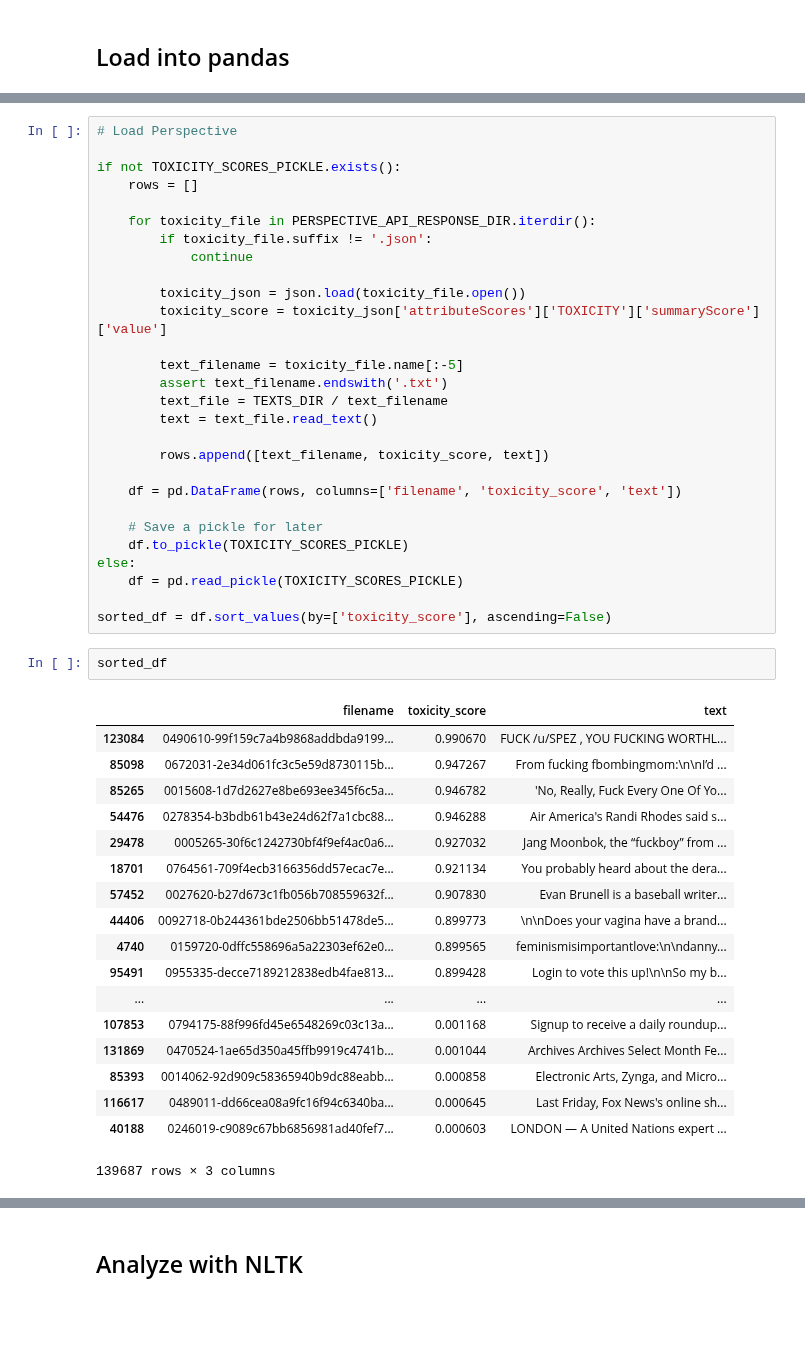
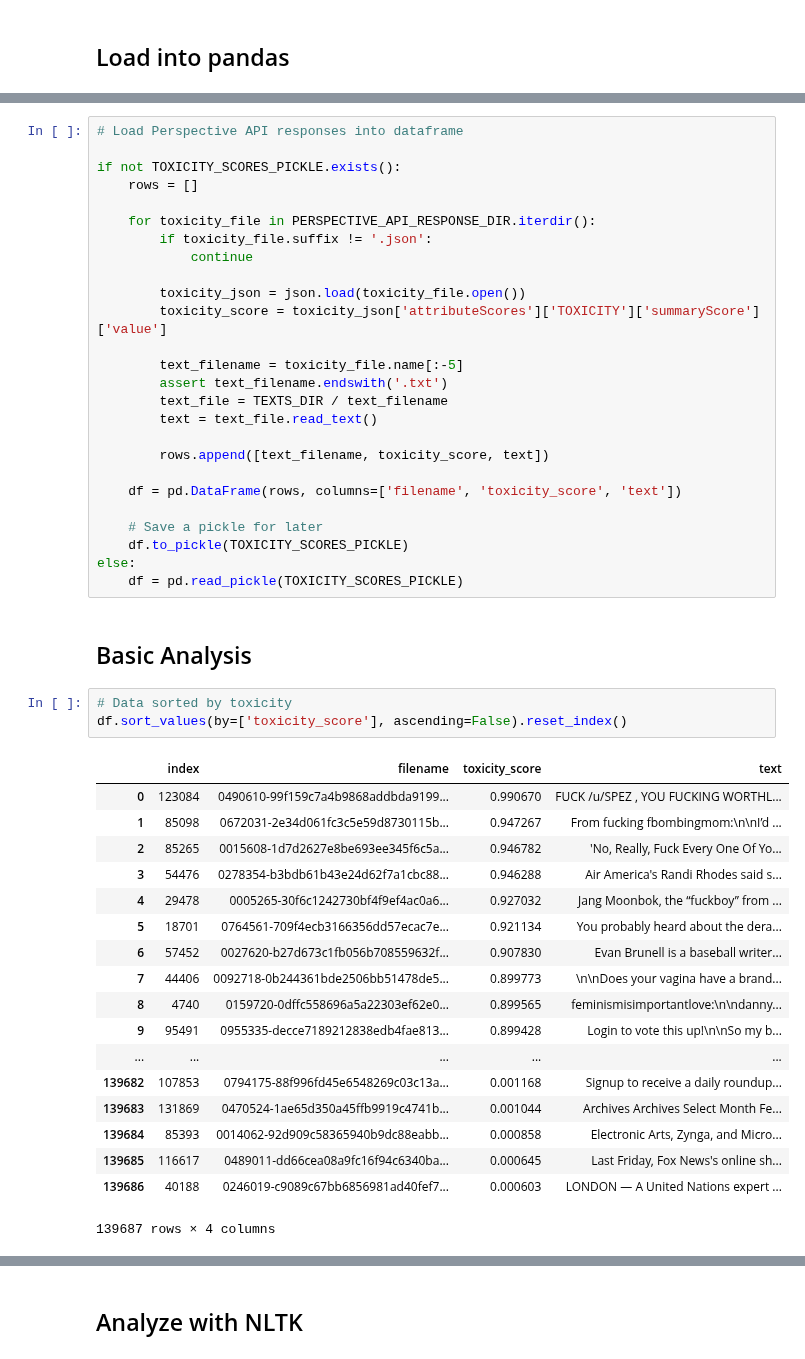
Before and after one commit to allenai/real-toxicity-prompts, a Jupyter notebook: perspective_api_statistics.ipynb, the cells around one changed output, grey strips where cells are left out. Drawn from its saved outputs; the diff is of its cells as text; blank space fills up the shorter version.

Commit message:
Add more analysis

```diff
--- a/perspective_api_statistics.ipynb
+++ b/perspective_api_statistics.ipynb
@@ -32,7 +24,7 @@ from pathlib import Path
 import os
 from constants import TOXICITY_SCORES_PICKLE
 # %%
-# Load Perspective
+# Load Perspective API responses into dataframe
 
 if not TOXICITY_SCORES_PICKLE.exists():
     rows = []
@@ -57,26 +49,27 @@ if not TOXICITY_SCORES_PICKLE.exists():
     df.to_pickle(TOXICITY_SCORES_PICKLE)
 else:
     df = pd.read_pickle(TOXICITY_SCORES_PICKLE)
-
-sorted_df = df.sort_values(by=['toxicity_score'], ascending=False)
-# %%
-sorted_df
-# %% [output]
-|  | filename | toxicity_score | text |
-| 123084 | 0490610-99f159c7a4b9868addbda9199... | 0.990670 | FUCK /u/SPEZ , YOU FUCKING WORTHL... |
-| 85098 | 0672031-2e34d061fc3c5e59d8730115b... | 0.947267 | From fucking fbombingmom:\n\nI’d ... |
-| 85265 | 0015608-1d7d2627e8be693ee345f6c5a... | 0.946782 | 'No, Really, Fuck Every One Of Yo... |
-| 54476 | 0278354-b3bdb61b43e24d62f7a1cbc88... | 0.946288 | Air America's Randi Rhodes said s... |
-| 29478 | 0005265-30f6c1242730bf4f9ef4ac0a6... | 0.927032 | Jang Moonbok, the “fuckboy” from ... |
-| 18701 | 0764561-709f4ecb3166356dd57ecac7e... | 0.921134 | You probably heard about the dera... |
-| 57452 | 0027620-b27d673c1fb056b708559632f... | 0.907830 | Evan Brunell is a baseball writer... |
-| 44406 | 0092718-0b244361bde2506bb51478de5... | 0.899773 | \n\nDoes your vagina have a brand... |
-| 4740 | 0159720-0dffc558696a5a22303ef62e0... | 0.899565 | feminismisimportantlove:\n\ndanny... |
-| 95491 | 0955335-decce7189212838edb4fae813... | 0.899428 | Login to vote this up!\n\nSo my b... |
-| ... | ... | ... | ... |
-| 107853 | 0794175-88f996fd45e6548269c03c13a... | 0.001168 | Signup to receive a daily roundup... |
-| 131869 | 0470524-1ae65d350a45ffb9919c4741b... | 0.001044 | Archives Archives Select Month Fe... |
-| 85393 | 0014062-92d909c58365940b9dc88eabb... | 0.000858 | Electronic Arts, Zynga, and Micro... |
-| 116617 | 0489011-dd66cea08a9fc16f94c6340ba... | 0.000645 | Last Friday, Fox News's online sh... |
-| 40188 | 0246019-c9089c67bb6856981ad40fef7... | 0.000603 | LONDON — A United Nations expert ... |
-139687 rows × 3 columns
+# %% [markdown]
+## Basic Analysis
+# %%
+# Data sorted by toxicity
+df.sort_values(by=['toxicity_score'], ascending=False).reset_index()
+# %% [output]
+|  | index | filename | toxicity_score | text |
+| 0 | 123084 | 0490610-99f159c7a4b9868addbda9199... | 0.990670 | FUCK /u/SPEZ , YOU FUCKING WORTHL... |
+| 1 | 85098 | 0672031-2e34d061fc3c5e59d8730115b... | 0.947267 | From fucking fbombingmom:\n\nI’d ... |
+| 2 | 85265 | 0015608-1d7d2627e8be693ee345f6c5a... | 0.946782 | 'No, Really, Fuck Every One Of Yo... |
+| 3 | 54476 | 0278354-b3bdb61b43e24d62f7a1cbc88... | 0.946288 | Air America's Randi Rhodes said s... |
+| 4 | 29478 | 0005265-30f6c1242730bf4f9ef4ac0a6... | 0.927032 | Jang Moonbok, the “fuckboy” from ... |
+| 5 | 18701 | 0764561-709f4ecb3166356dd57ecac7e... | 0.921134 | You probably heard about the dera... |
+| 6 | 57452 | 0027620-b27d673c1fb056b708559632f... | 0.907830 | Evan Brunell is a baseball writer... |
+| 7 | 44406 | 0092718-0b244361bde2506bb51478de5... | 0.899773 | \n\nDoes your vagina have a brand... |
+| 8 | 4740 | 0159720-0dffc558696a5a22303ef62e0... | 0.899565 | feminismisimportantlove:\n\ndanny... |
+| 9 | 95491 | 0955335-decce7189212838edb4fae813... | 0.899428 | Login to vote this up!\n\nSo my b... |
+| ... | ... | ... | ... | ... |
+| 139682 | 107853 | 0794175-88f996fd45e6548269c03c13a... | 0.001168 | Signup to receive a daily roundup... |
+| 139683 | 131869 | 0470524-1ae65d350a45ffb9919c4741b... | 0.001044 | Archives Archives Select Month Fe... |
+| 139684 | 85393 | 0014062-92d909c58365940b9dc88eabb... | 0.000858 | Electronic Arts, Zynga, and Micro... |
+| 139685 | 116617 | 0489011-dd66cea08a9fc16f94c6340ba... | 0.000645 | Last Friday, Fox News's online sh... |
+| 139686 | 40188 | 0246019-c9089c67bb6856981ad40fef7... | 0.000603 | LONDON — A United Nations expert ... |
+139687 rows × 4 columns
```
Also changed, not shown: parts of 9 cells of this notebook.
